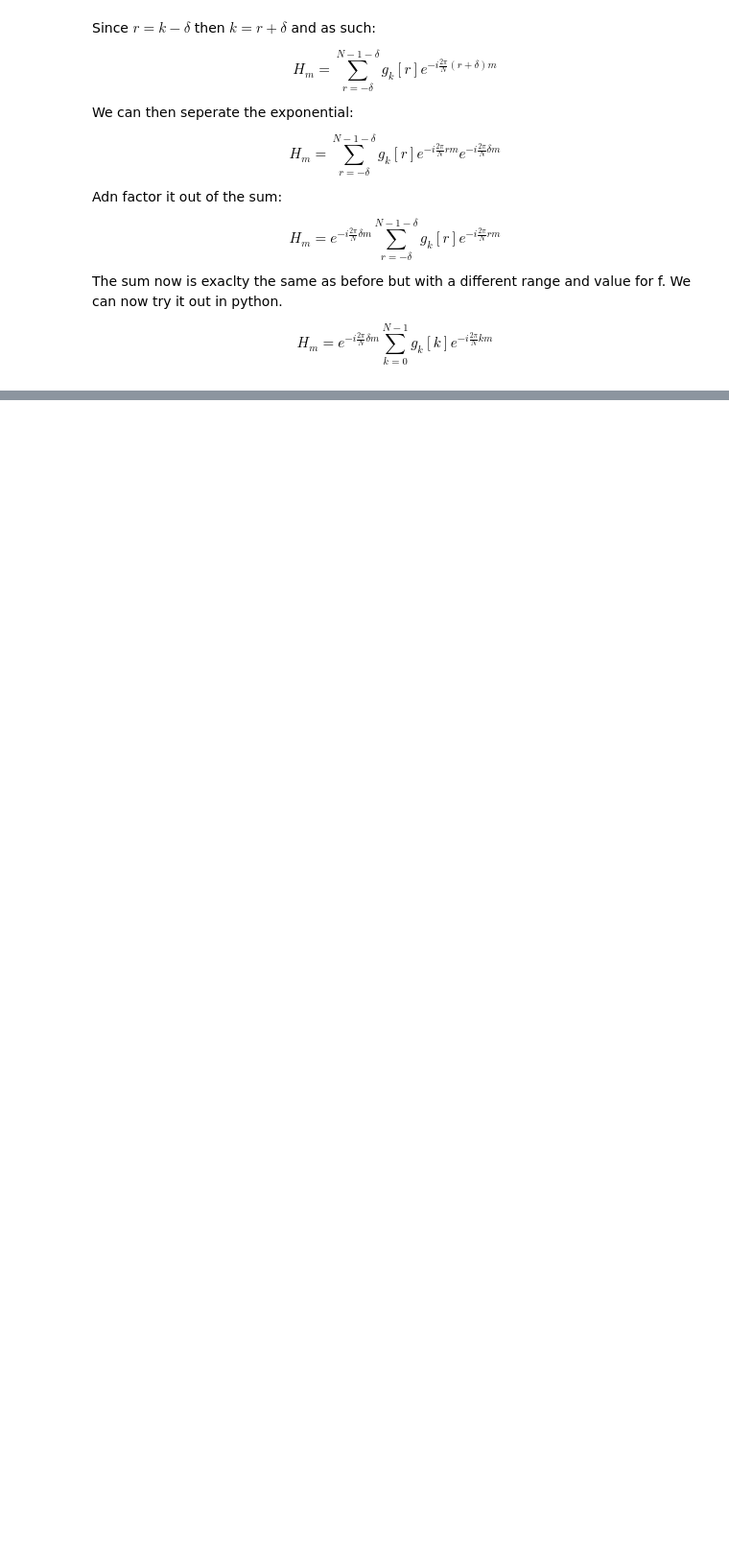
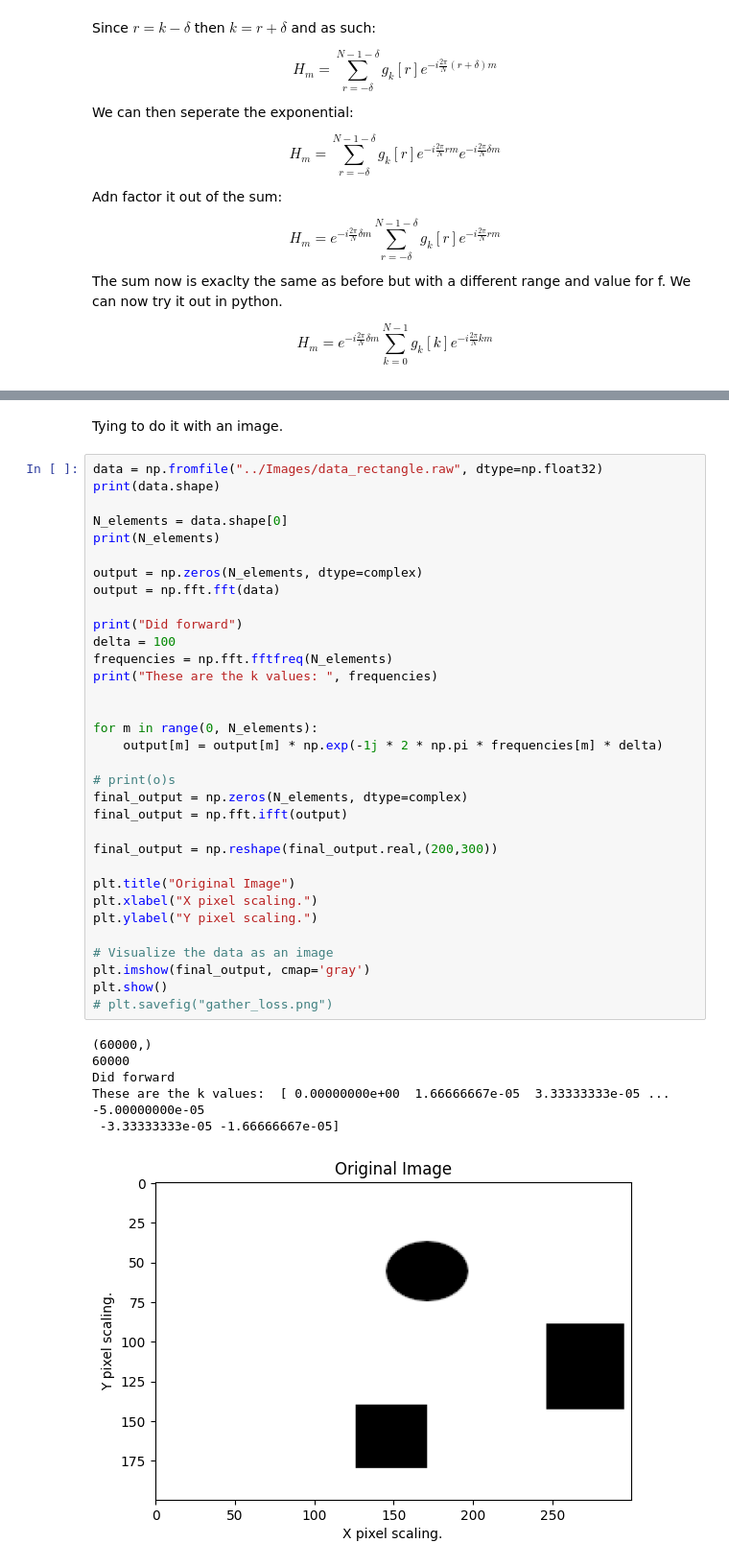
Before and after one commit to DylanReidRamelli/Bachelor-Project-2023, a Jupyter notebook: notebook/fourier.ipynb, the cells around one changed output, grey strips where cells are left out. Shown at 96% size. Saved outputs shown, nothing was run; the diff lists cells and outputs as text; blank space fills up the shorter version.

```diff
--- a/notebook/fourier.ipynb
+++ b/notebook/fourier.ipynb
@@ -367,3 +385,45 @@ With Nelements:  200
+# %% [markdown]
+Tying to do it with an image.
+# %%
+data = np.fromfile("../Images/data_rectangle.raw", dtype=np.float32)
+print(data.shape)
+
+N_elements = data.shape[0]
+print(N_elements)
+
+output = np.zeros(N_elements, dtype=complex)
+output = np.fft.fft(data)
+
+print("Did forward")
+delta = 100
+frequencies = np.fft.fftfreq(N_elements)
+print("These are the k values: ", frequencies)
+
+
+for m in range(0, N_elements):
+    output[m] = output[m] * np.exp(-1j * 2 * np.pi * frequencies[m] * delta)
+
+# print(o)s
+final_output = np.zeros(N_elements, dtype=complex)
+final_output = np.fft.ifft(output)
+
+final_output = np.reshape(final_output.real,(200,300))
+
+plt.title("Original Image")
+plt.xlabel("X pixel scaling.")
+plt.ylabel("Y pixel scaling.")
+
+# Visualize the data as an image
+plt.imshow(final_output, cmap='gray')
+plt.show()
+# plt.savefig("gather_loss.png")
+# %% [output]
+(60000,)
+60000
+Did forward
+These are the k values:  [ 0.00000000e+00  1.66666667e-05  3.33333333e-05 ... -5.00000000e-05
+ -3.33333333e-05 -1.66666667e-05]
+[figure, added]
 # %%
 # Doing the same thing as above but with the built in fft functions that numpy provides
 
```
Also changed, not shown: parts of 2 cells of this notebook, 1 other file.
